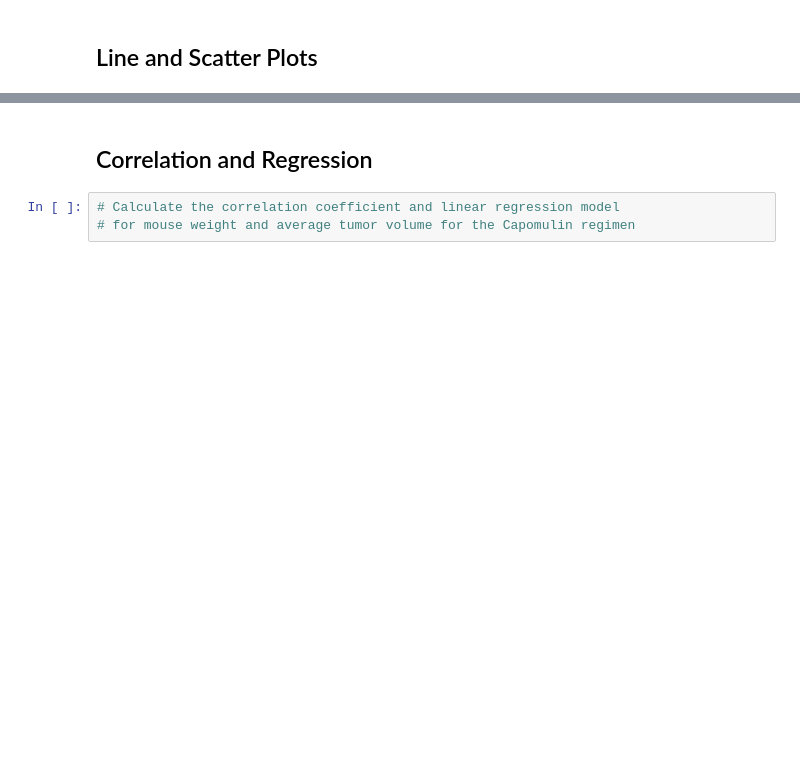
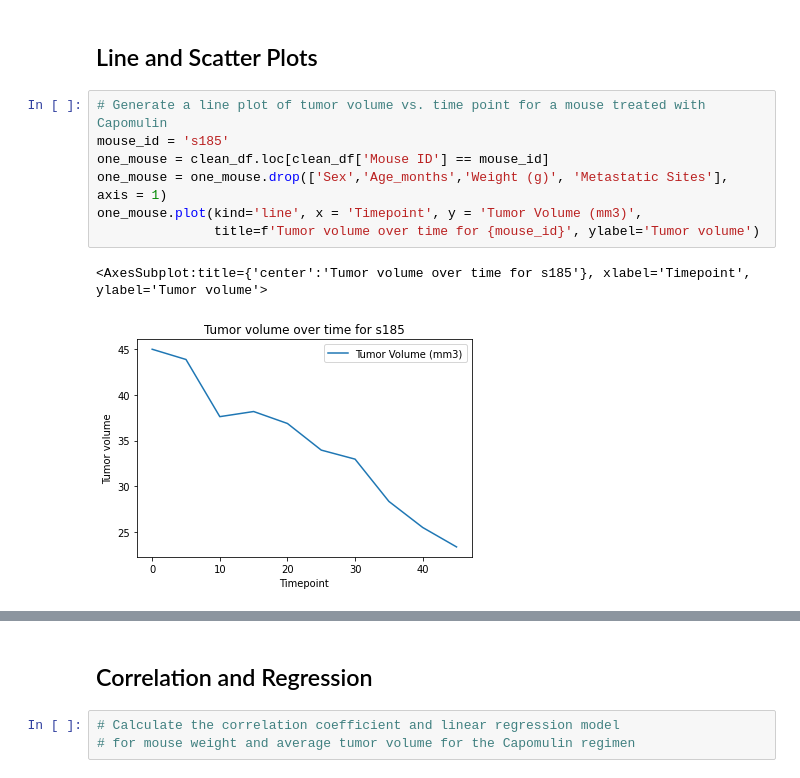
Before and after one commit to thatpatchguy/Bootcamp, a Jupyter notebook: MatPlotLib/05-Matplotlib_Homework_Instructions_Pymaceuticals_pymaceuticals_starter.ipynb, the cells around one changed output, grey strips where cells are left out. Saved outputs shown, nothing was run; the diff lists cells and outputs as text; blank space fills up the shorter version.

```diff
--- a/MatPlotLib/05-Matplotlib_Homework_Instructions_Pymaceuticals_pymaceuticals_starter.ipynb
+++ b/MatPlotLib/05-Matplotlib_Homework_Instructions_Pymaceuticals_pymaceuticals_starter.ipynb
@@ -210,3 +285,13 @@ plt.show()
 # %% [markdown]
 ## Line and Scatter Plots
+# %%
+# Generate a line plot of tumor volume vs. time point for a mouse treated with Capomulin
+mouse_id = 's185'
+one_mouse = clean_df.loc[clean_df['Mouse ID'] == mouse_id]
+one_mouse = one_mouse.drop(['Sex','Age_months','Weight (g)', 'Metastatic Sites'], axis = 1)
+one_mouse.plot(kind='line', x = 'Timepoint', y = 'Tumor Volume (mm3)',
+               title=f'Tumor volume over time for {mouse_id}', ylabel='Tumor volume')
+# %% [output]
+<AxesSubplot:title={'center':'Tumor volume over time for s185'}, xlabel='Timepoint', ylabel='Tumor volume'>
+[figure, added]
 # %%
```
Also changed, not shown: parts of 7 cells of this notebook.
